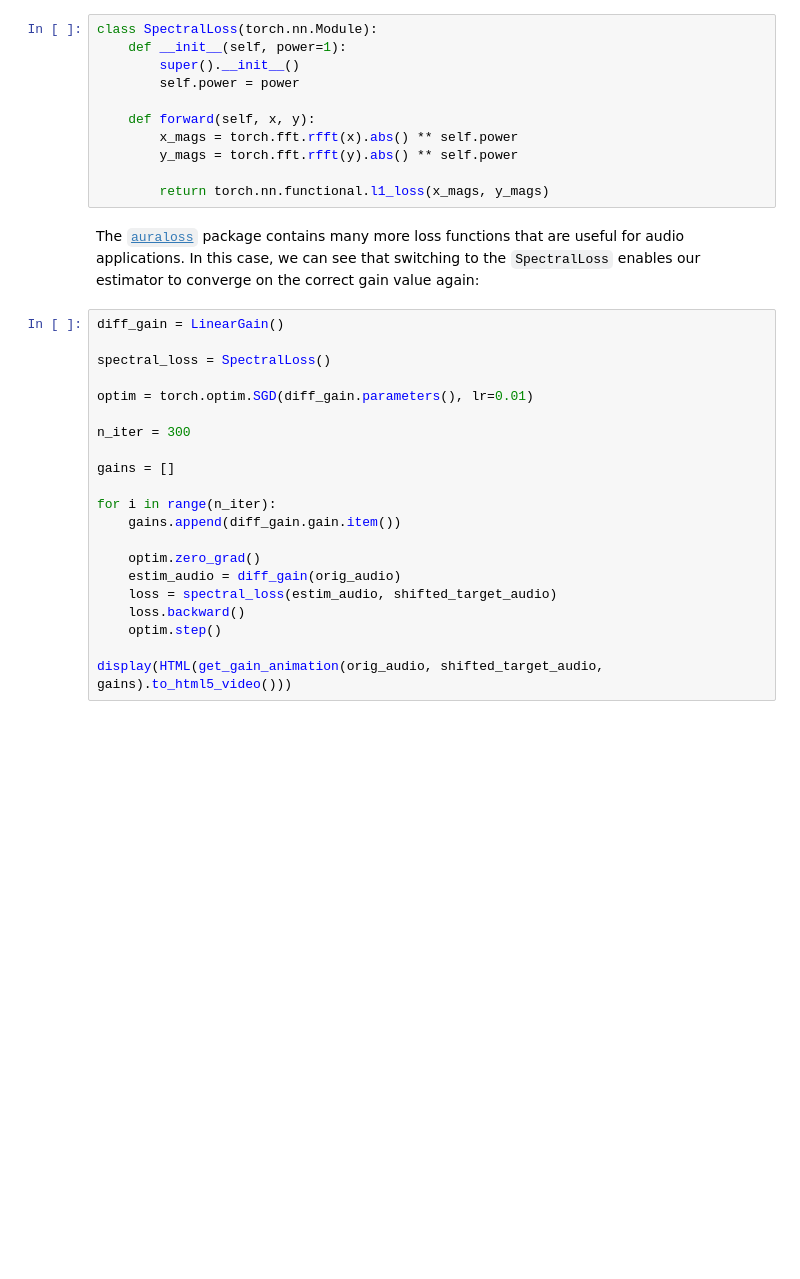
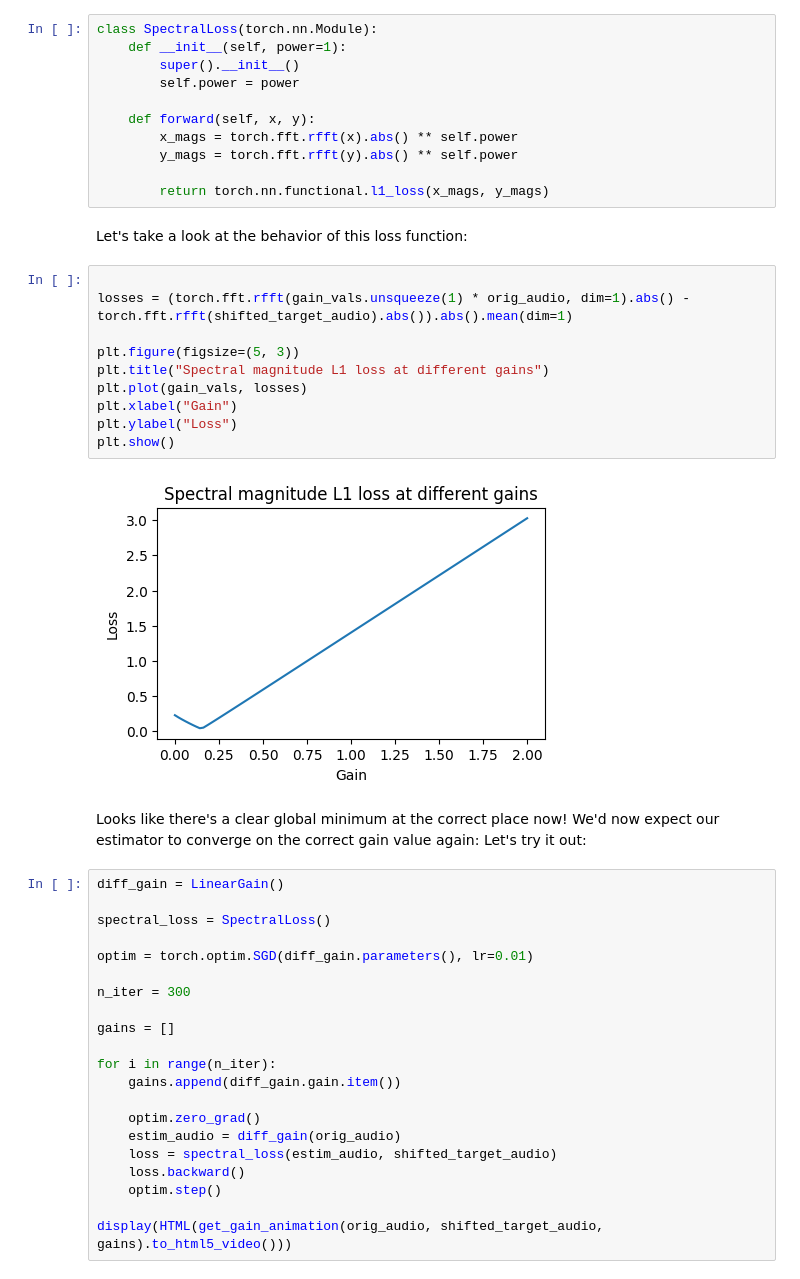
Before and after one commit to intro2ddsp/intro2ddsp.github.io, a Jupyter notebook: first-steps/diff_gain.ipynb, the cells around one changed output. Drawn from its saved outputs; the diff is of its cells as text; blank space fills up the shorter version.

```diff
--- a/first-steps/diff_gain.ipynb
+++ b/first-steps/diff_gain.ipynb
@@ -159,8 +171,22 @@ class SpectralLoss(torch.nn.Module):
         y_mags = torch.fft.rfft(y).abs() ** self.power
 
         return torch.nn.functional.l1_loss(x_mags, y_mags)
-# %% [markdown]
-The [`auraloss`](https://github.com/csteinmetz1/auraloss) package contains many more loss functions that are useful for audio applications. In this case, we can see that switching to the `SpectralLoss` enables our estimator to converge on the correct gain value again:
+# %% [markdown]
+Let's take a look at the behavior of this loss function:
+# %%
+
+losses = (torch.fft.rfft(gain_vals.unsqueeze(1) * orig_audio, dim=1).abs() - torch.fft.rfft(shifted_target_audio).abs()).abs().mean(dim=1)
+
+plt.figure(figsize=(5, 3))
+plt.title("Spectral magnitude L1 loss at different gains")
+plt.plot(gain_vals, losses)
+plt.xlabel("Gain")
+plt.ylabel("Loss")
+plt.show()
+# %% [output]
+[figure, added]
+# %% [markdown]
+Looks like there's a clear global minimum at the correct place now! We'd now expect our estimator to converge on the correct gain value again: Let's try it out:
 # %%
 diff_gain = LinearGain()
 
```
Also changed, not shown: parts of 3 cells of this notebook.
